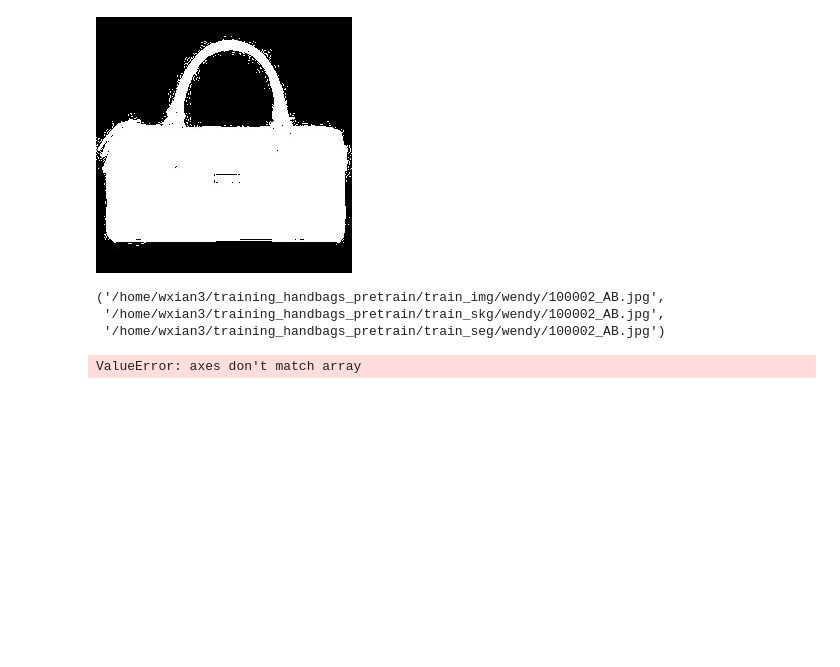
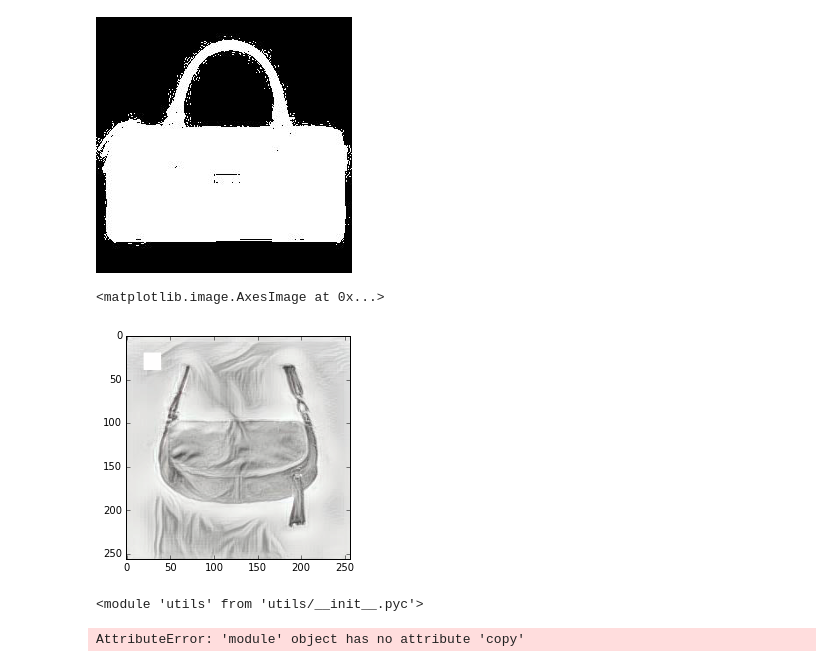
Before and after one commit to janesjanes/Pytorch-TextureGAN, a Jupyter notebook: Local_Tests.ipynb, the cells around one changed output. Drawn from its saved outputs; the diff is of its cells as text; code cells hidden in the pictures; blank space fills up the shorter version.

Commit message:
Path Visualizers updated

```diff
--- a/Local_Tests.ipynb
+++ b/Local_Tests.ipynb
@@ -92,12 +99,6 @@ def disp_set(x):
 [figure]
 [figure]
 [figure]
-# %%
-dataset=ImageFolder()
-# %% [output]
-('/home/wxian3/training_handbags_pretrain/train_img/wendy/100002_AB.jpg',
- '/home/wxian3/training_handbags_pretrain/train_skg/wendy/100002_AB.jpg',
- '/home/wxian3/training_handbags_pretrain/train_seg/wendy/100002_AB.jpg')
 # %%
 from torch.utils.data import DataLoader
 from dataloader.imfol import ImageFolder, make_dataset
@@ -107,19 +108,56 @@ import torchvision.transforms as tforms
 ts=tforms.Compose([custom_trans.toLAB(), custom_trans.toTensor()])
 rgbify = custom_trans.toRGB()
 dset = ImageFolder('/home/wxian3/training_handbags_pretrain/',ts)
-dataloader=DataLoader(dataset=dset, batch_size=2)
+dataloader=DataLoader(dataset=dset, batch_size=2, shuffle=True)
 # %%
 a,b = dataloader.__iter__().__next__()
 # %%
 import matplotlib.pyplot as plt
 import numpy as np
+import utils.transforms as utforms
 %matplotlib inline
 
-npimg = np.transpose(b.numpy(), (1, 2, 0))/100.0
+npimg = np.transpose(b[0].numpy()/100, (1, 2, 0))
 
-#b=rgbify(b)
-plt.imshow(npimg,cmap='gray')
+ap=rgbify(b[0])
+bp=rgbify(a[0])
+
+#plt.imshow(bp)
+#plt.hold('on')
+gp=np.copy(ap)
+gp[20:40,20:40,:]=bp[20:40,20:40,:]
+plt.imshow(gp,cmap='gray')
 # %% [output]
-ValueError: axes don't match array
+<matplotlib.image.AxesImage at 0x...>
+[figure, added]
+# %%
+import utils
+reload(utils)
+# %% [output]
+<module 'utils' from 'utils/__init__.pyc'>
+# %%
+from utils.visualize import vis_patch
+a,b = dataloader.__iter__().__next__()
+@interact(xcenter=[50,200],ycenter=[50,200],size=[10,100])
+def move_patch(xcenter,ycenter,size):
+    #gp=np.copy(ap)
+    #gp[xcenter-size/2:xcenter+size/2,ycenter-size/2:ycenter+size/2,:]=bp[xcenter-size/2:xcenter+size/2,ycenter-size/2:ycenter+size/2,:]
+    gp = vis_patch(a,b,xcenter,ycenter,size)
+
+    anorm = utforms.normalize_lab(a)
+    bnorm = utforms.normalize_lab(b)
+
+    arecon = utforms.denormalize_lab(anorm)
+    brecon = utforms.denormalize_lab(bnorm)
+
+    gprecon = vis_patch(arecon,brecon,xcenter,ycenter,size)
+
+    plt.figure(1)
+    plt.imshow(gp)
+
+    plt.figure(2)
+    plt.imshow(gprecon)
+# %% [output]
+AttributeError: 'module' object has no attribute 'copy'
 # %%
 L,astar,bstar=torch.chunk(a,3,1)
```
Also changed, not shown: parts of 5 cells of this notebook, 5 other files.
